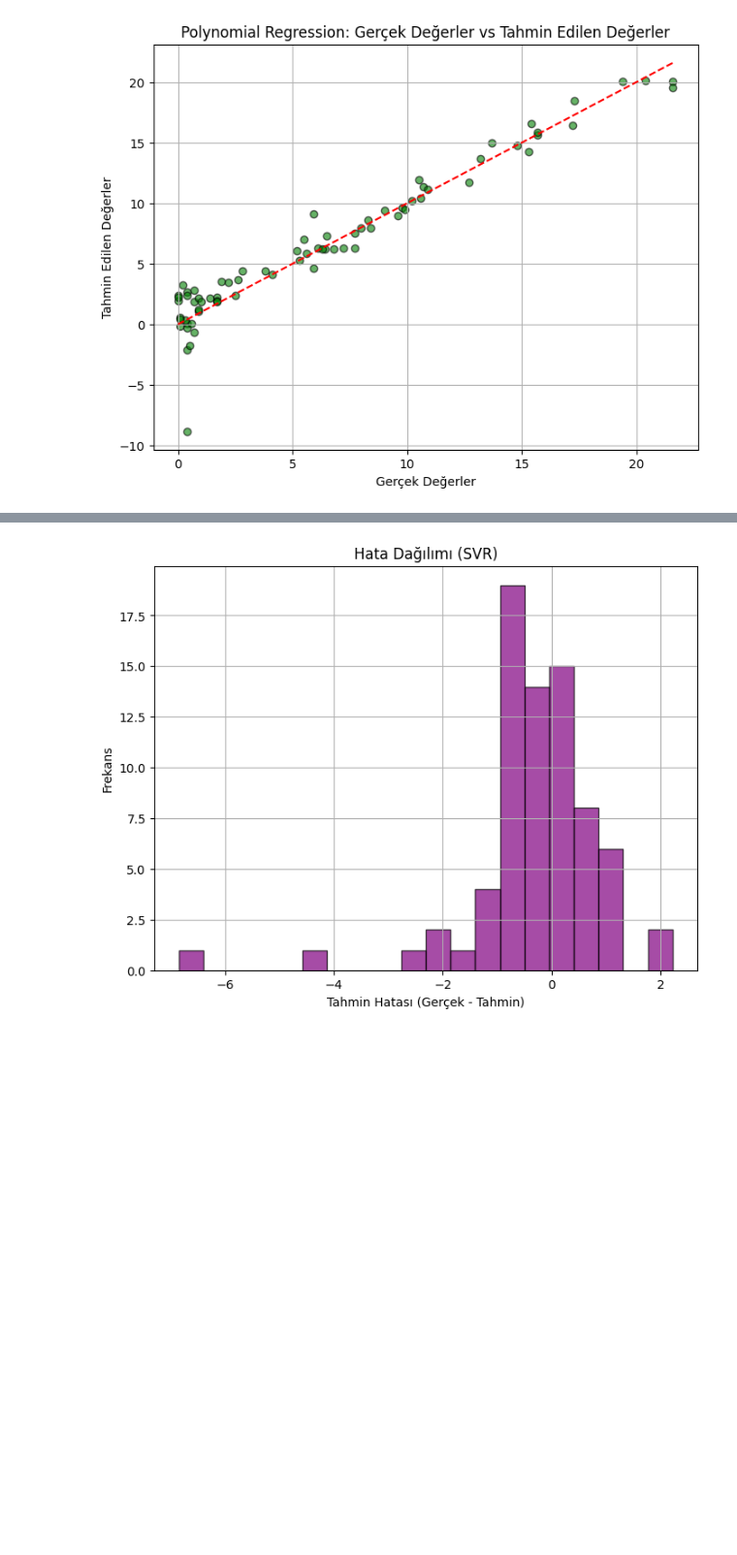
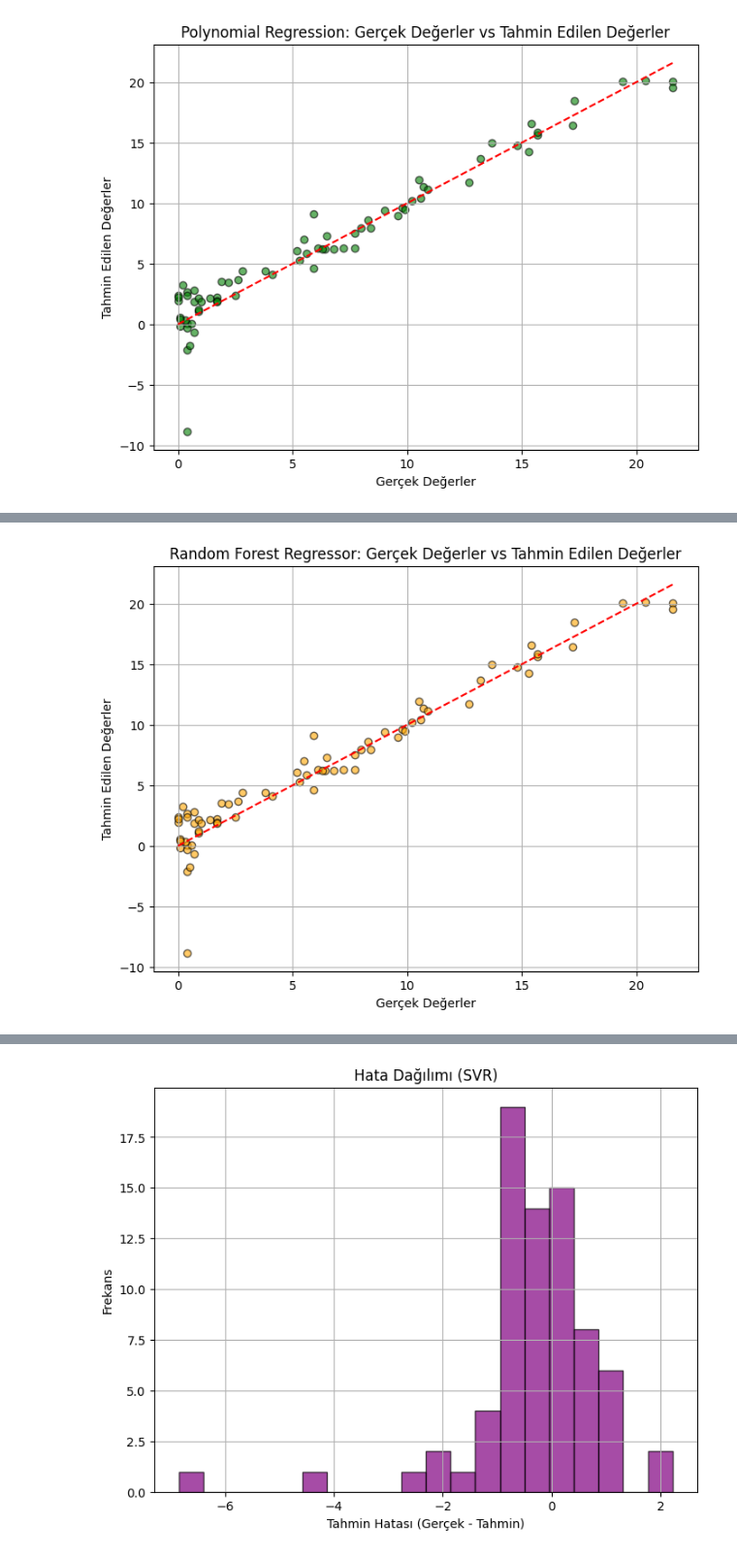
Before and after one commit to cebel-irem/Algerian_Forest_Fires, a Jupyter notebook: 20217170032_İremNur_CEBEL.ipynb, the cells around one changed output, grey strips where cells are left out. Shown at 97% size. Saved outputs shown, nothing was run; the diff lists cells and outputs as text; code cells hidden in the pictures; blank space fills up the shorter version.

```diff
--- a/20217170032_İremNur_CEBEL.ipynb
+++ b/20217170032_İremNur_CEBEL.ipynb
@@ -460 +505,13 @@ plt.show()
+# %%
+# RFR grafik 2 ---> Gerçek vs Tahmin Grafiği
+plt.figure(figsize=(8, 6))
+plt.scatter(y_test.values, y_pred_rfr.ravel(), color='orange', edgecolors='k', alpha=0.6)
+plt.plot([min(y_test), max(y_test)], [min(y_test), max(y_test)], linestyle='--', color='red')
+plt.title("Random Forest Regressor: Gerçek Değerler vs Tahmin Edilen Değerler")
+plt.xlabel("Gerçek Değerler")
+plt.ylabel("Tahmin Edilen Değerler")
+plt.grid(True)
+plt.show()
+# %% [output]
+[figure, added]
 # %%
```
Also changed, not shown: parts of 12 cells of this notebook.
